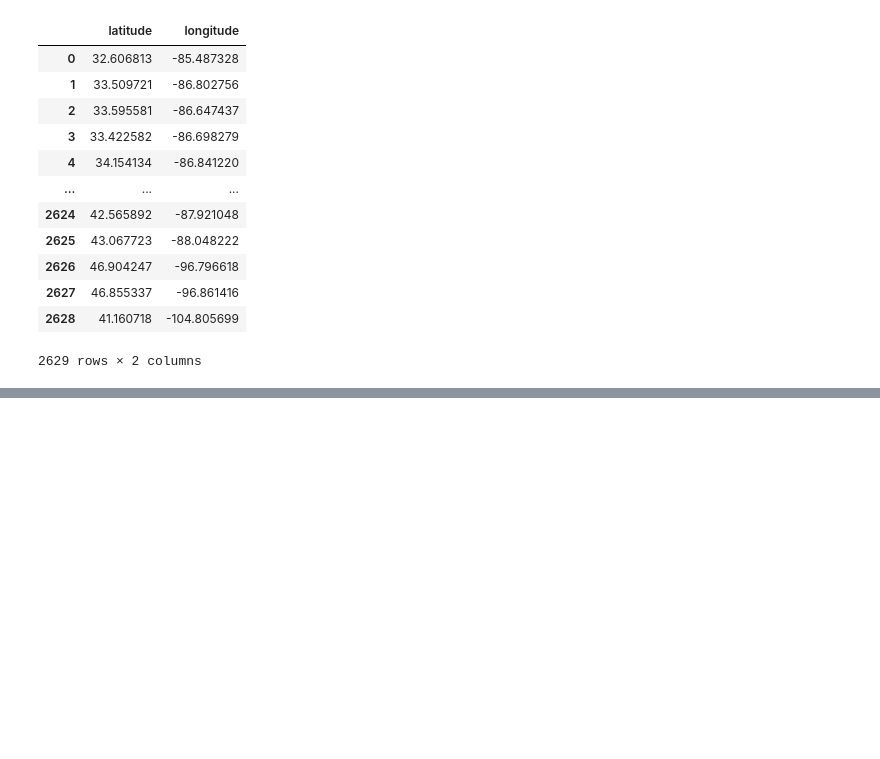
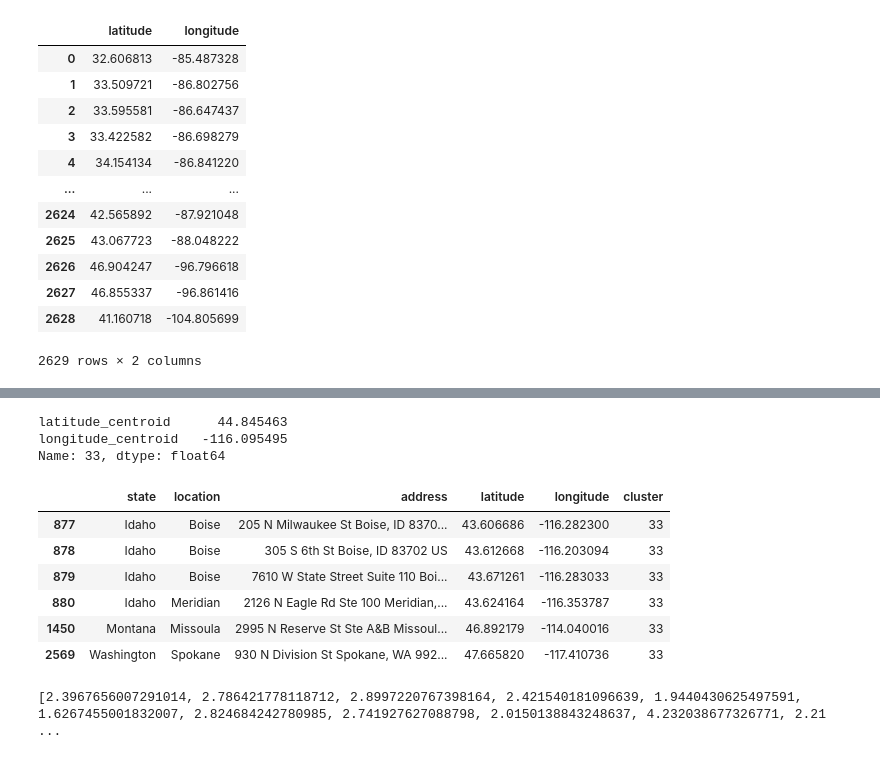
Before and after one commit to Melvin-Leroy/clustering, a Jupyter notebook: notebooks/mapping.ipynb, the cells around one changed output, grey strips where cells are left out. Drawn from its saved outputs; the diff is of its cells as text; code cells hidden in the pictures; blank space fills up the shorter version.

```diff
--- a/notebooks/mapping.ipynb
+++ b/notebooks/mapping.ipynb
@@ -199,0 +195,2 @@ sns.relplot(data=chipotle_clusters, x="longitude", y="latitude", hue="cluster",
+# %%
+chipotle_clusters["count"] = chipotle_clusters.groupby("cluster")["location"].count()
@@ -199,0 +215,42 @@ sns.relplot(data=chipotle_clusters, x="longitude", y="latitude", hue="cluster",
+# %%
+print(cluster_centroids.iloc[33])
+chipotle_clusters[chipotle_clusters["cluster"] == 33]
+# %% [output]
+latitude_centroid      44.845463
+longitude_centroid   -116.095495
+Name: 33, dtype: float64
+|  | state | location | address | latitude | longitude | cluster |
+| 877 | Idaho | Boise | 205 N Milwaukee St Boise, ID 8370... | 43.606686 | -116.282300 | 33 |
+| 878 | Idaho | Boise | 305 S 6th St Boise, ID 83702 US | 43.612668 | -116.203094 | 33 |
+| 879 | Idaho | Boise | 7610 W State Street Suite 110 Boi... | 43.671261 | -116.283033 | 33 |
+| 880 | Idaho | Meridian | 2126 N Eagle Rd Ste 100 Meridian,... | 43.624164 | -116.353787 | 33 |
+| 1450 | Montana | Missoula | 2995 N Reserve St Ste A&B Missoul... | 46.892179 | -114.040016 | 33 |
+| 2569 | Washington | Spokane | 930 N Division St Spokane, WA 992... | 47.665820 | -117.410736 | 33 |
+# %%
+max_distance_list = []
+
+for i in range(37):
+    latitude_centroide = cluster_centroids.iloc[i][0]
+    longitude_centroide = cluster_centroids.iloc[i][1]
+
+    centroide = (latitude_centroide, longitude_centroide)
+
+    working_df = chipotle_clusters[chipotle_clusters["cluster"] == i][["latitude", "longitude"]]
+
+    max_distance = 0
+    for j in range(working_df.shape[0]):
+        latitude = working_df.iloc[j][0]
+        longitude = working_df.iloc[j][1]
+
+        point = (latitude, longitude)
+
+        distance = geopy.distance.vincenty(centroide, point).km
+
+        if distance > max_distance:
+            max_distance = distance
+
+    max_distance_list += [max_distance]
+
+print(max_distance_list)
+# %% [output]
+[2.3967656007291014, 2.786421778118712, 2.8997220767398164, 2.421540181096639, 1.9440430625497591, 1.6267455001832007, 2.824684242780985, 2.741927627088798, 2.0150138843248637, 4.232038677326771, 2.21 ...
```
Also changed, not shown: parts of 16 cells of this notebook, 1 other file.
